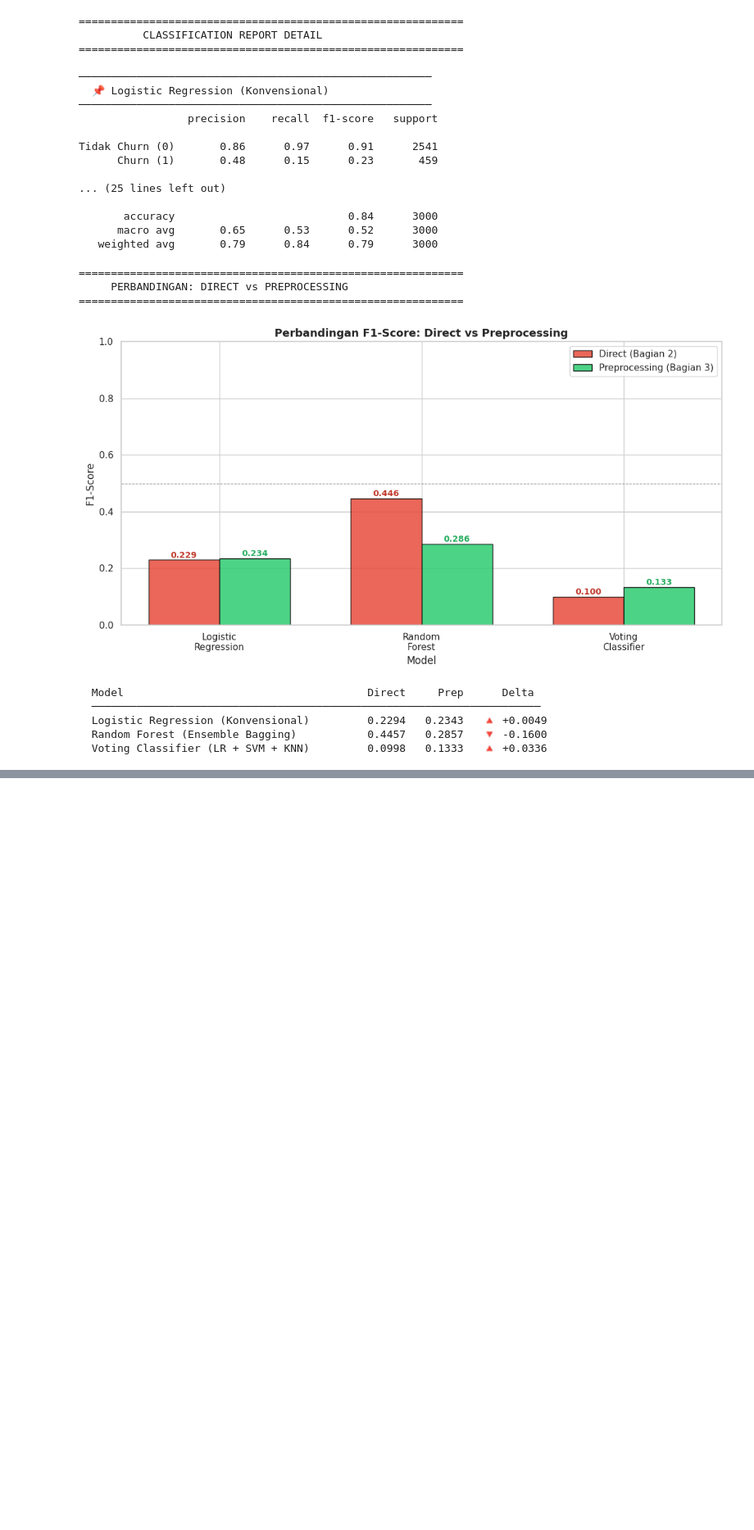
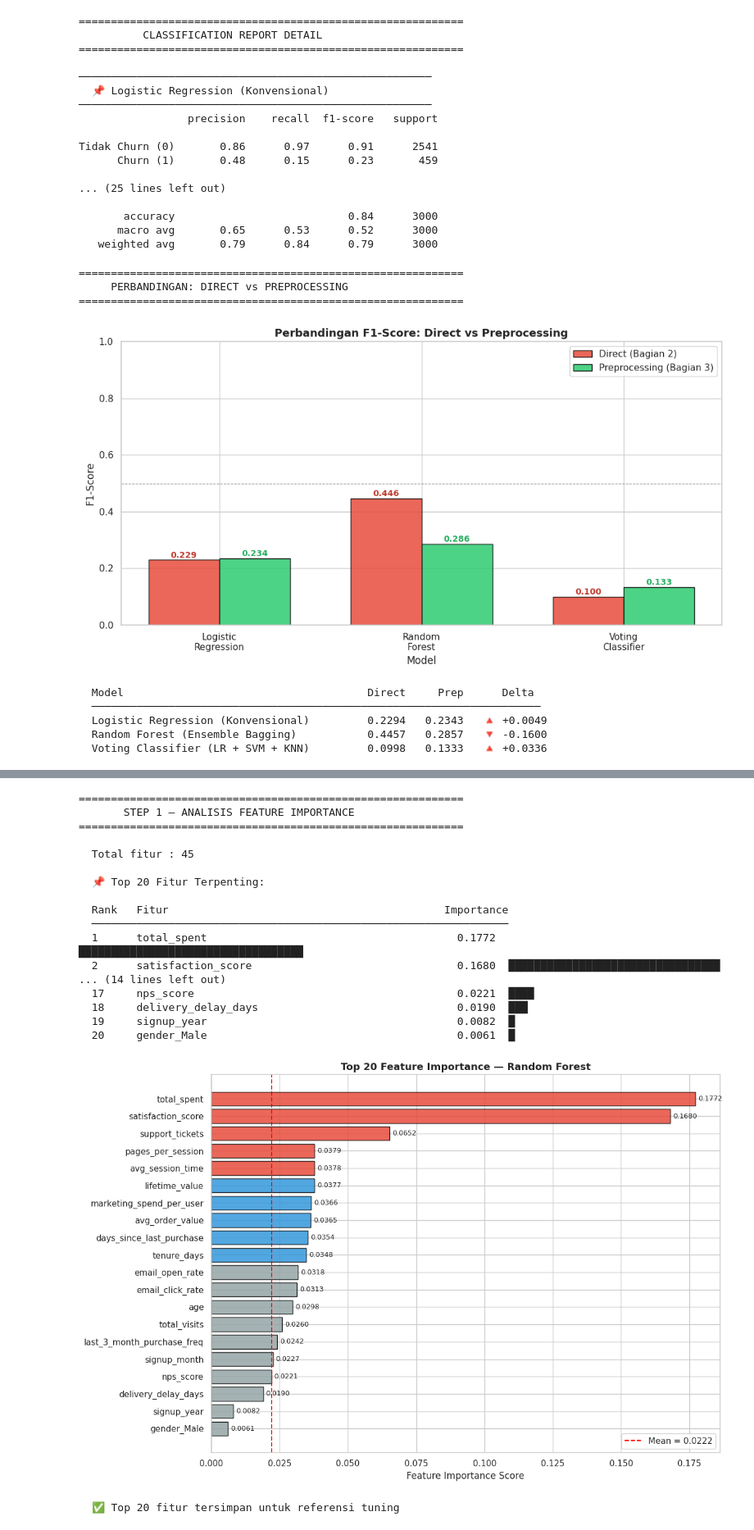
Before and after one commit to Rani1717/UAS-Bengkel-Koding-DataScience, a Jupyter notebook: notebook/UAS_BENGKOD.ipynb, the cells around one changed output, grey strips where cells are left out. Shown at 82% size. Drawn from its saved outputs; the diff is of its cells as text; code cells hidden in the pictures; blank space fills up the shorter version.

```diff
--- a/notebook/UAS_BENGKOD.ipynb
+++ b/notebook/UAS_BENGKOD.ipynb
@@ -1400,0 +1420,74 @@ for name, f1_d, f1_p in zip(results.keys(), f1_direct, f1_prep):
+# %%
+print('=' * 60)
+print('       STEP 1 — ANALISIS FEATURE IMPORTANCE')
+print('=' * 60)
+
+import time
+import warnings
+warnings.filterwarnings('ignore')
+
+# Gunakan Random Forest dari Bagian 3 (sudah ditraining dengan data bersih)
+feature_names = X_prep.columns.tolist()
+importances   = model_rf_p.feature_importances_
+indices       = np.argsort(importances)[::-1]
+
+# Buat dataframe feature importance
+fi_df = pd.DataFrame({
+    'Fitur'      : [feature_names[i] for i in indices],
+    'Importance' : importances[indices]
+})
+
+print(f'\n  Total fitur : {len(feature_names)}')
+print(f'\n  📌 Top 20 Fitur Terpenting:')
+print(f'\n  {"Rank":<6} {"Fitur":<45} {"Importance":>12}')
+print(f'  {"─"*65}')
+for i, row in fi_df.head(20).iterrows():
+    bar = '█' * int(row['Importance'] * 200)
+    print(f'  {i+1:<6} {row["Fitur"]:<45} {row["Importance"]:>10.4f}  {bar}')
+
+# Visualisasi Top 20
+fig, ax = plt.subplots(figsize=(12, 8))
+colors  = ['#e74c3c' if i < 5 else '#3498db' if i < 10 else '#95a5a6'
+           for i in range(20)]
+
+bars = ax.barh(
+    fi_df['Fitur'].head(20)[::-1],
+    fi_df['Importance'].head(20)[::-1],
+    color=colors[::-1], edgecolor='black', alpha=0.85
+)
+for bar, val in zip(bars, fi_df['Importance'].head(20)[::-1]):
+    ax.text(bar.get_width() + 0.001, bar.get_y() + bar.get_height()/2,
+            f'{val:.4f}', va='center', fontsize=9)
+
+ax.set_xlabel('Feature Importance Score')
+ax.set_title('Top 20 Feature Importance — Random Forest',
+             fontsize=13, fontweight='bold')
+ax.axvline(x=fi_df['Importance'].mean(), color='red',
+           linestyle='--', linewidth=1.5,
+           label=f'Mean = {fi_df["Importance"].mean():.4f}')
+ax.legend()
+plt.tight_layout()
+plt.show()
+
+top_features = fi_df['Fitur'].head(20).tolist()
+print(f'\n  ✅ Top 20 fitur tersimpan untuk referensi tuning')
+# %% [output]
+============================================================
+       STEP 1 — ANALISIS FEATURE IMPORTANCE
+============================================================
+
+  Total fitur : 45
+
+  📌 Top 20 Fitur Terpenting:
+
+  Rank   Fitur                                           Importance
+  ─────────────────────────────────────────────────────────────────
+  1      total_spent                                       0.1772  ███████████████████████████████████
+  2      satisfaction_score                                0.1680  █████████████████████████████████
+... (14 lines left out)
+  17     nps_score                                         0.0221  ████
+  18     delivery_delay_days                               0.0190  ███
+  19     signup_year                                       0.0082  █
+  20     gender_Male                                       0.0061  █
+[figure, added]
+  ✅ Top 20 fitur tersimpan untuk referensi tuning
```
Also changed, not shown: parts of 28 cells of this notebook.
